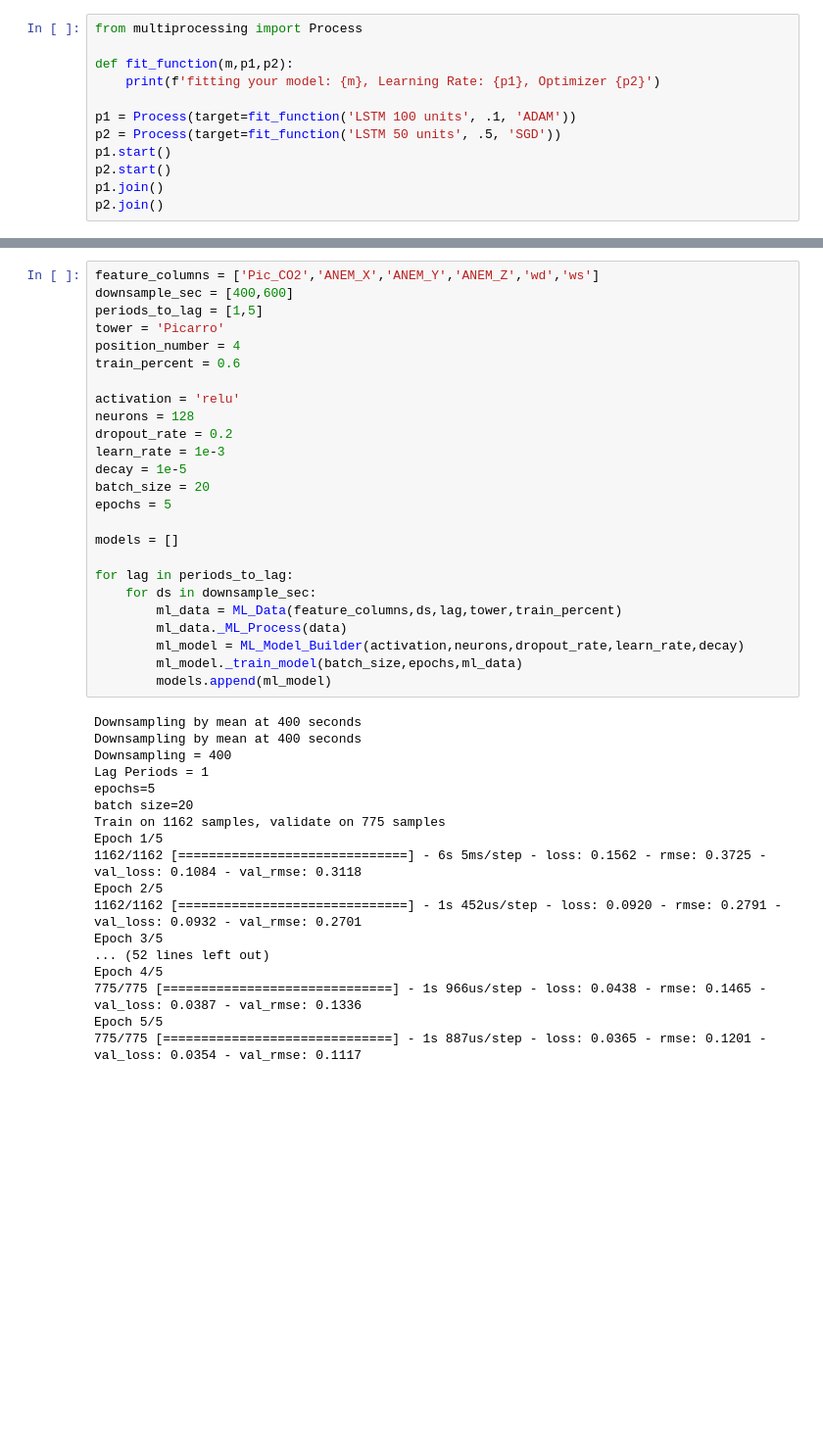
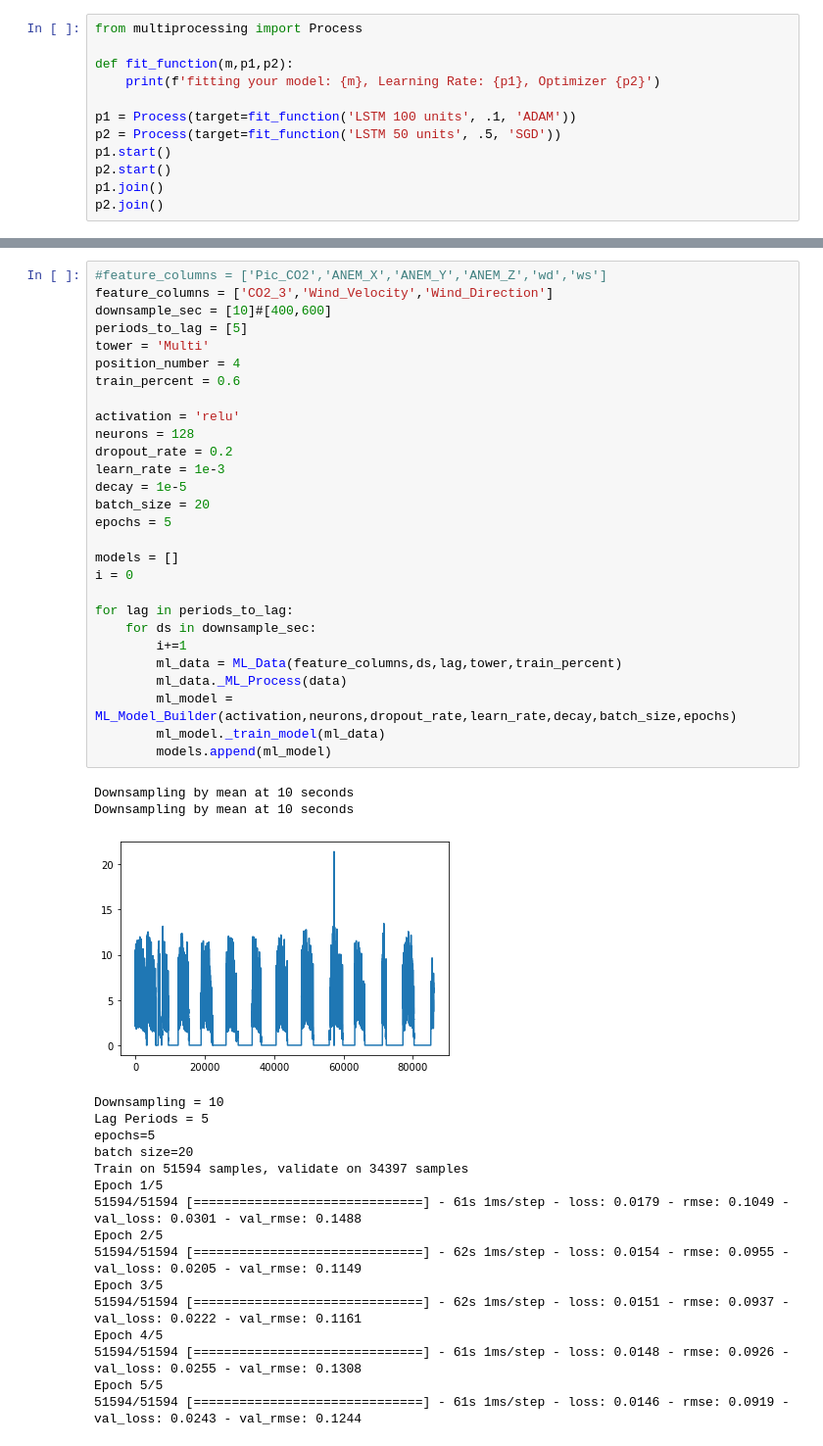
Before and after one commit to agmeyer4/CO2_Eddy, a Jupyter notebook: ML.ipynb, the cells around one changed output, grey strips where cells are left out. Shown at 98% size. Saved outputs shown, nothing was run; the diff lists cells and outputs as text; blank space fills up the shorter version.

```diff
--- a/ML.ipynb
+++ b/ML.ipynb
@@ -556,48 +578,52 @@ Concatenating Picarro Data
 Concatenating Multi Data
 setting night vent data to zero
 # %%
-feature_columns = ['Pic_CO2','ANEM_X','ANEM_Y','ANEM_Z','wd','ws']
-downsample_sec = [400,600]
-periods_to_lag = [1,5]
-tower = 'Picarro'
+#feature_columns = ['Pic_CO2','ANEM_X','ANEM_Y','ANEM_Z','wd','ws']
+feature_columns = ['CO2_3','Wind_Velocity','Wind_Direction']
+downsample_sec = [10]#[400,600]
+periods_to_lag = [5]
+tower = 'Multi'
 position_number = 4
 train_percent = 0.6
 
 activation = 'relu'
 neurons = 128
 dropout_rate = 0.2
 learn_rate = 1e-3
 decay = 1e-5
 batch_size = 20
 epochs = 5
 
 models = []
+i = 0
 
 for lag in periods_to_lag:
     for ds in downsample_sec:
+        i+=1
         ml_data = ML_Data(feature_columns,ds,lag,tower,train_percent)
         ml_data._ML_Process(data)
-        ml_model = ML_Model_Builder(activation,neurons,dropout_rate,learn_rate,decay)
-        ml_model._train_model(batch_size,epochs,ml_data)
+        ml_model = ML_Model_Builder(activation,neurons,dropout_rate,learn_rate,decay,batch_size,epochs)
+        ml_model._train_model(ml_data)
         models.append(ml_model)
 # %% [output]
-Downsampling by mean at 400 seconds
-Downsampling by mean at 400 seconds
-Downsampling = 400
-Lag Periods = 1
-epochs=5
-batch size=20
-Train on 1162 samples, validate on 775 samples
-Epoch 1/5
-1162/1162 [==============================] - 6s 5ms/step - loss: 0.1562 - rmse: 0.3725 - val_loss: 0.1084 - val_rmse: 0.3118
-Epoch 2/5
-1162/1162 [==============================] - 1s 452us/step - loss: 0.0920 - rmse: 0.2791 - val_loss: 0.0932 - val_rmse: 0.2701
-Epoch 3/5
-... (52 lines left out)
-Epoch 4/5
-775/775 [==============================] - 1s 966us/step - loss: 0.0438 - rmse: 0.1465 - val_loss: 0.0387 - val_rmse: 0.1336
-Epoch 5/5
-775/775 [==============================] - 1s 887us/step - loss: 0.0365 - rmse: 0.1201 - val_loss: 0.0354 - val_rmse: 0.1117
+Downsampling by mean at 10 seconds
+Downsampling by mean at 10 seconds
+[figure, added]
+Downsampling = 10
+Lag Periods = 5
+epochs=5
+batch size=20
+Train on 51594 samples, validate on 34397 samples
+Epoch 1/5
+51594/51594 [==============================] - 61s 1ms/step - loss: 0.0179 - rmse: 0.1049 - val_loss: 0.0301 - val_rmse: 0.1488
+Epoch 2/5
+51594/51594 [==============================] - 62s 1ms/step - loss: 0.0154 - rmse: 0.0955 - val_loss: 0.0205 - val_rmse: 0.1149
+Epoch 3/5
+51594/51594 [==============================] - 62s 1ms/step - loss: 0.0151 - rmse: 0.0937 - val_loss: 0.0222 - val_rmse: 0.1161
+Epoch 4/5
+51594/51594 [==============================] - 61s 1ms/step - loss: 0.0148 - rmse: 0.0926 - val_loss: 0.0255 - val_rmse: 0.1308
+Epoch 5/5
+51594/51594 [==============================] - 61s 1ms/step - loss: 0.0146 - rmse: 0.0919 - val_loss: 0.0243 - val_rmse: 0.1244
 # %%
 error_name  = 'rmse'
 
```
Also changed, not shown: parts of 11 cells of this notebook.
